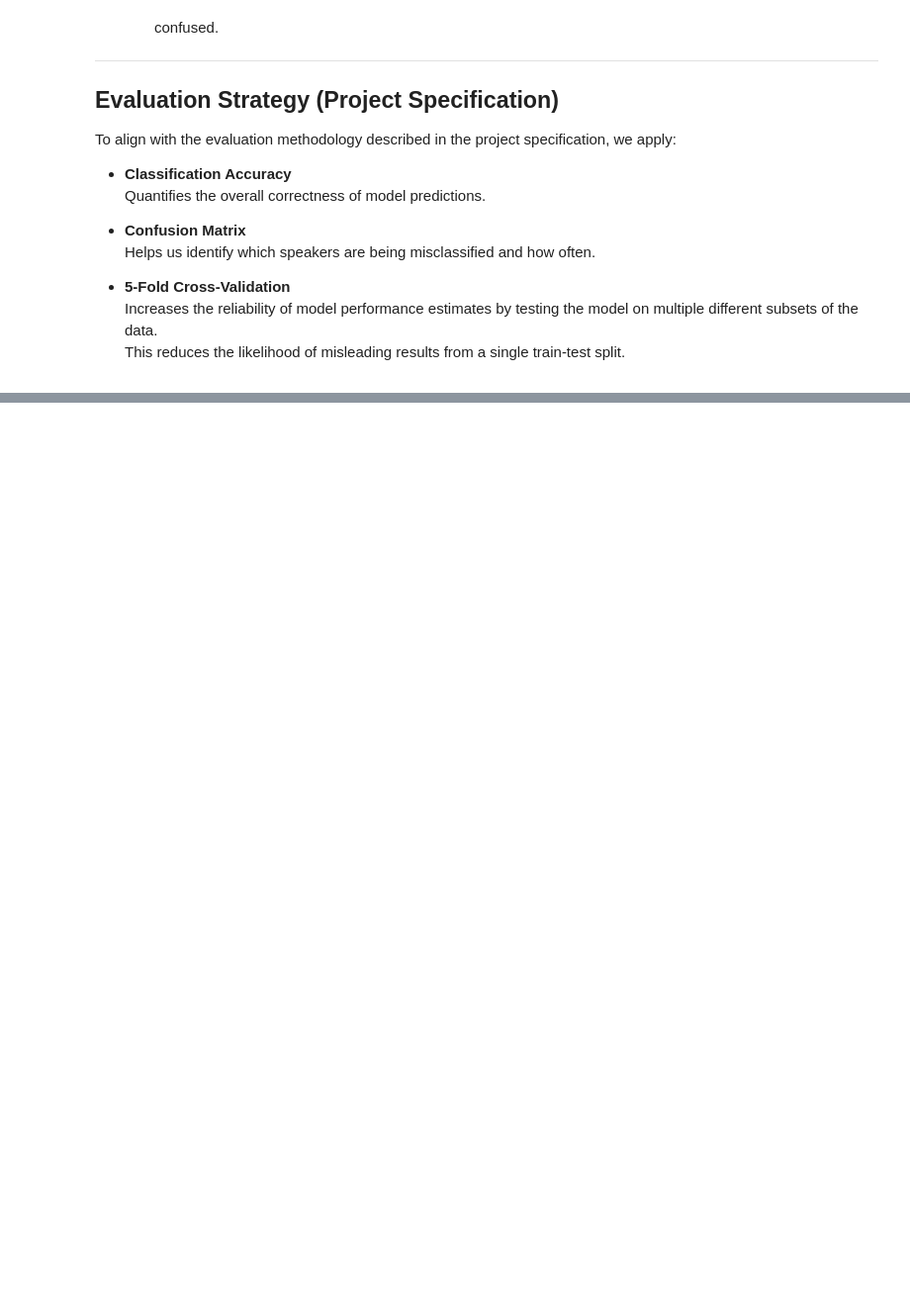
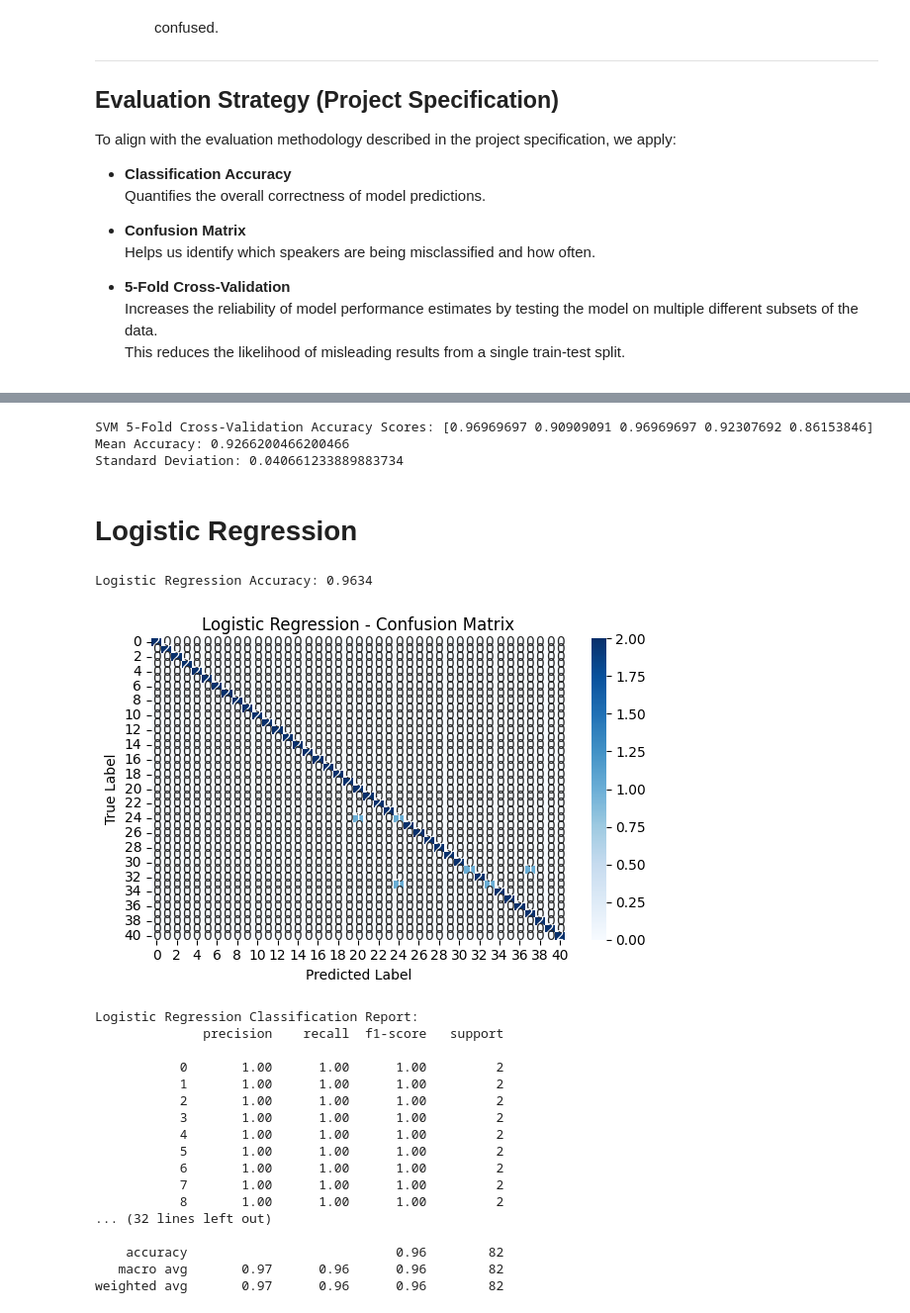
Before and after one commit to ahmedbashir10/VoiceScope, a Jupyter notebook: notebooks/voiceseeker.ipynb, the cells around one changed output, grey strips where cells are left out. Shown at 99% size. Saved outputs shown, nothing was run; the diff lists cells and outputs as text; code cells hidden in the pictures; blank space fills up the shorter version.

```diff
--- a/notebooks/voiceseeker.ipynb
+++ b/notebooks/voiceseeker.ipynb
@@ -657,0 +671,61 @@ weighted avg       0.97      0.96      0.96        82
+# %%
+from sklearn.model_selection import cross_val_score
+import numpy as np
+
+# 5-Fold CV on training data
+scores = cross_val_score(svm, X_train, y_train, cv=5, scoring='accuracy')
+
+print("SVM 5-Fold Cross-Validation Accuracy Scores:", scores)
+print("Mean Accuracy:", np.mean(scores))
+print("Standard Deviation:", np.std(scores))
+# %% [output]
+SVM 5-Fold Cross-Validation Accuracy Scores: [0.96969697 0.90909091 0.96969697 0.92307692 0.86153846]
+Mean Accuracy: 0.9266200466200466
+Standard Deviation: 0.040661233889883734
+# %% [markdown]
+# Logistic Regression
+# %%
+from sklearn.metrics import accuracy_score, confusion_matrix, classification_report
+import seaborn as sns
+import matplotlib.pyplot as plt
+
+# Predict on test data
+y_pred_lr = lr.predict(X_test)
+
+# Accuracy
+acc_lr = accuracy_score(y_test, y_pred_lr)
+print(f"Logistic Regression Accuracy: {acc_lr:.4f}")
+
+# Confusion Matrix
+cm_lr = confusion_matrix(y_test, y_pred_lr)
+plt.figure(figsize=(6, 4))
+sns.heatmap(cm_lr, annot=True, fmt='d', cmap='Blues')
+plt.title("Logistic Regression - Confusion Matrix")
+plt.xlabel("Predicted Label")
+plt.ylabel("True Label")
+plt.tight_layout()
+plt.show()
+
+# Classification Report
+print("Logistic Regression Classification Report:")
+print(classification_report(y_test, y_pred_lr))
+# %% [output]
+Logistic Regression Accuracy: 0.9634
+[figure, added]
+Logistic Regression Classification Report:
+              precision    recall  f1-score   support
+
+           0       1.00      1.00      1.00         2
+           1       1.00      1.00      1.00         2
+           2       1.00      1.00      1.00         2
+           3       1.00      1.00      1.00         2
+           4       1.00      1.00      1.00         2
+           5       1.00      1.00      1.00         2
+           6       1.00      1.00      1.00         2
+           7       1.00      1.00      1.00         2
+           8       1.00      1.00      1.00         2
+... (32 lines left out)
+
+    accuracy                           0.96        82
+   macro avg       0.97      0.96      0.96        82
+weighted avg       0.97      0.96      0.96        82
```
Also changed, not shown: parts of 15 cells of this notebook, 2 other files.
